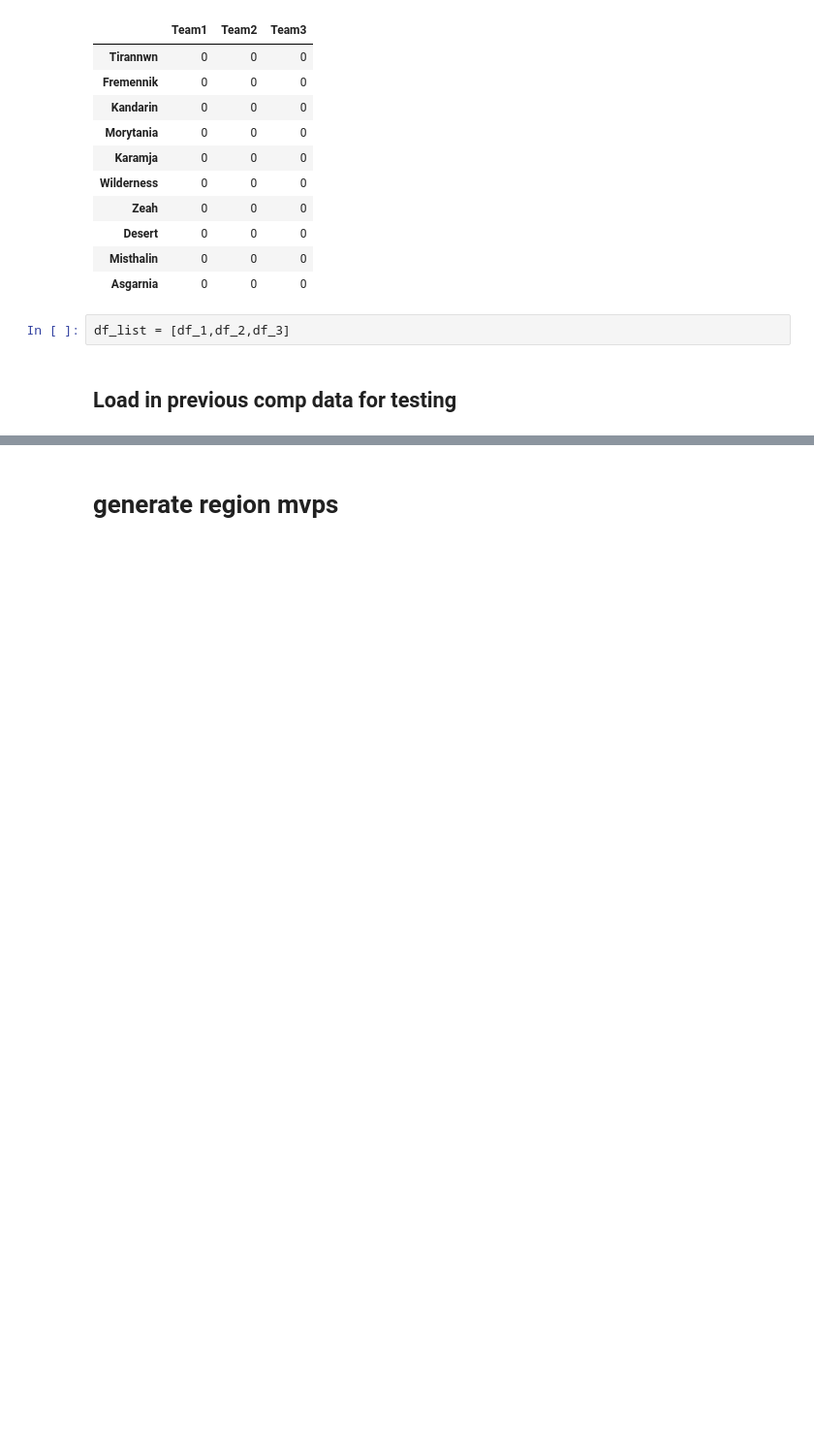
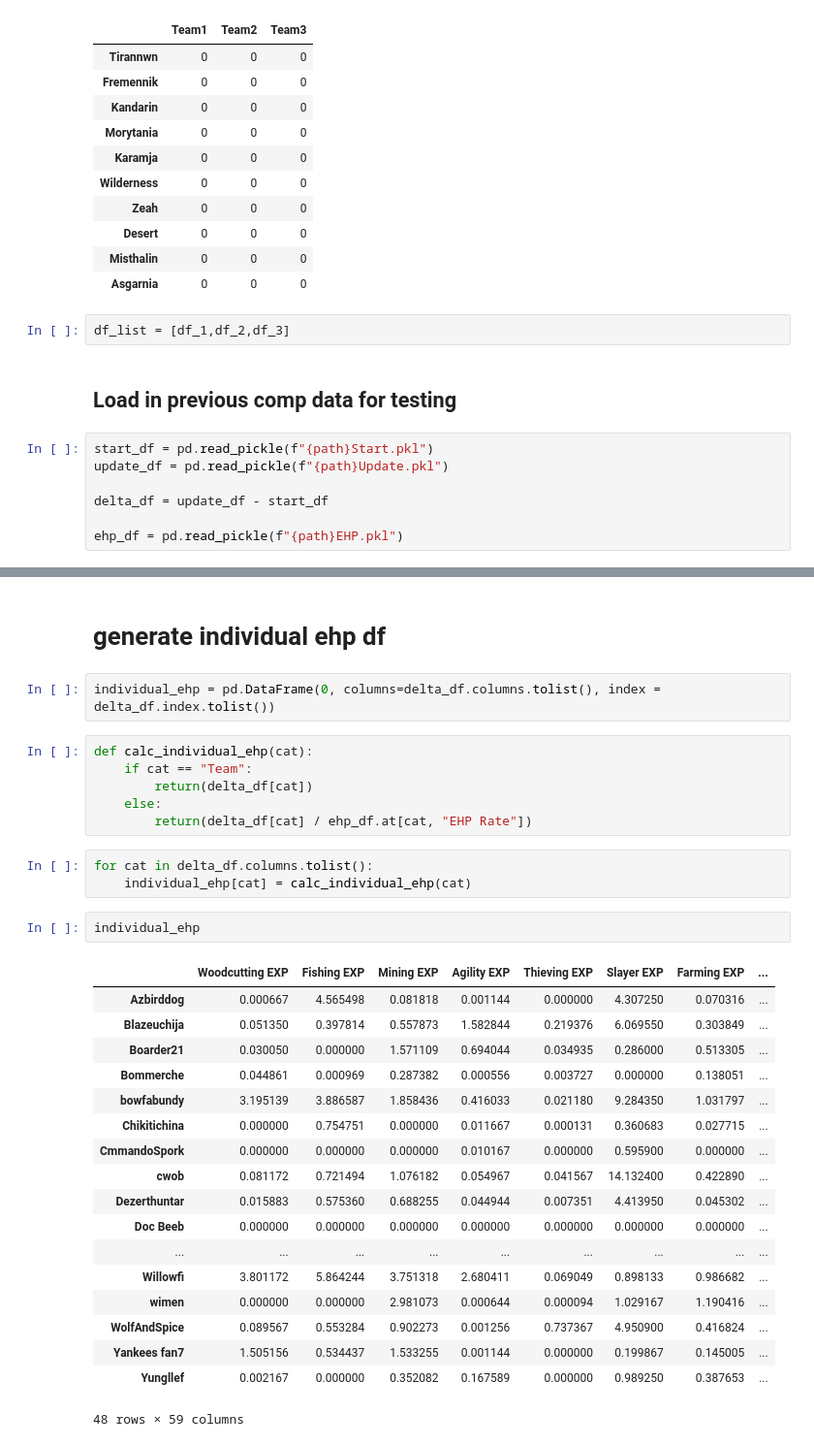
Before and after one commit to B-Loesch/KOTR, a Jupyter notebook: King_of_the_trails.ipynb, the cells around one changed output, grey strips where cells are left out. Shown at 97% size. Drawn from its saved outputs; the diff is of its cells as text; blank space fills up the shorter version.

```diff
--- a/King_of_the_trails.ipynb
+++ b/King_of_the_trails.ipynb
@@ -246,4 +162,11 @@ region_leaderboard
 df_list = [df_1,df_2,df_3]
 # %% [markdown]
 ## Load in previous comp data for testing
+# %%
+start_df = pd.read_pickle(f"{path}Start.pkl")
+update_df = pd.read_pickle(f"{path}Update.pkl")
+
+delta_df = update_df - start_df
+
+ehp_df = pd.read_pickle(f"{path}EHP.pkl")
 # %%
@@ -315,2 +250,34 @@ overall_score
 # %% [markdown]
-# generate region mvps
+# generate individual ehp df
+# %%
+individual_ehp = pd.DataFrame(0, columns=delta_df.columns.tolist(), index = delta_df.index.tolist())
+# %%
+def calc_individual_ehp(cat):
+    if cat == "Team":
+        return(delta_df[cat])
+    else:
+        return(delta_df[cat] / ehp_df.at[cat, "EHP Rate"])
+# %%
+for cat in delta_df.columns.tolist():
+    individual_ehp[cat] = calc_individual_ehp(cat)
+# %%
+individual_ehp
+# %% [output]
+|  | Woodcutting EXP | Fishing EXP | Mining EXP | Agility EXP | Thieving EXP | Slayer EXP | Farming EXP | ... |
+| Azbirddog | 0.000667 | 4.565498 | 0.081818 | 0.001144 | 0.000000 | 4.307250 | 0.070316 | ... |
+| Blazeuchija | 0.051350 | 0.397814 | 0.557873 | 1.582844 | 0.219376 | 6.069550 | 0.303849 | ... |
+| Boarder21 | 0.030050 | 0.000000 | 1.571109 | 0.694044 | 0.034935 | 0.286000 | 0.513305 | ... |
+| Bommerche | 0.044861 | 0.000969 | 0.287382 | 0.000556 | 0.003727 | 0.000000 | 0.138051 | ... |
+| bowfabundy | 3.195139 | 3.886587 | 1.858436 | 0.416033 | 0.021180 | 9.284350 | 1.031797 | ... |
+| Chikitichina | 0.000000 | 0.754751 | 0.000000 | 0.011667 | 0.000131 | 0.360683 | 0.027715 | ... |
+| CmmandoSpork | 0.000000 | 0.000000 | 0.000000 | 0.010167 | 0.000000 | 0.595900 | 0.000000 | ... |
+| cwob | 0.081172 | 0.721494 | 1.076182 | 0.054967 | 0.041567 | 14.132400 | 0.422890 | ... |
+| Dezerthuntar | 0.015883 | 0.575360 | 0.688255 | 0.044944 | 0.007351 | 4.413950 | 0.045302 | ... |
+| Doc Beeb | 0.000000 | 0.000000 | 0.000000 | 0.000000 | 0.000000 | 0.000000 | 0.000000 | ... |
+| ... | ... | ... | ... | ... | ... | ... | ... | ... |
+| Willowfi | 3.801172 | 5.864244 | 3.751318 | 2.680411 | 0.069049 | 0.898133 | 0.986682 | ... |
+| wimen | 0.000000 | 0.000000 | 2.981073 | 0.000644 | 0.000094 | 1.029167 | 1.190416 | ... |
+| WolfAndSpice | 0.089567 | 0.553284 | 0.902273 | 0.001256 | 0.737367 | 4.950900 | 0.416824 | ... |
+| Yankees fan7 | 1.505156 | 0.534437 | 1.533255 | 0.001144 | 0.000000 | 0.199867 | 0.145005 | ... |
+| Yungllef | 0.002167 | 0.000000 | 0.352082 | 0.167589 | 0.000000 | 0.989250 | 0.387653 | ... |
+48 rows × 59 columns
```
Also changed, not shown: parts of 32 cells of this notebook.
